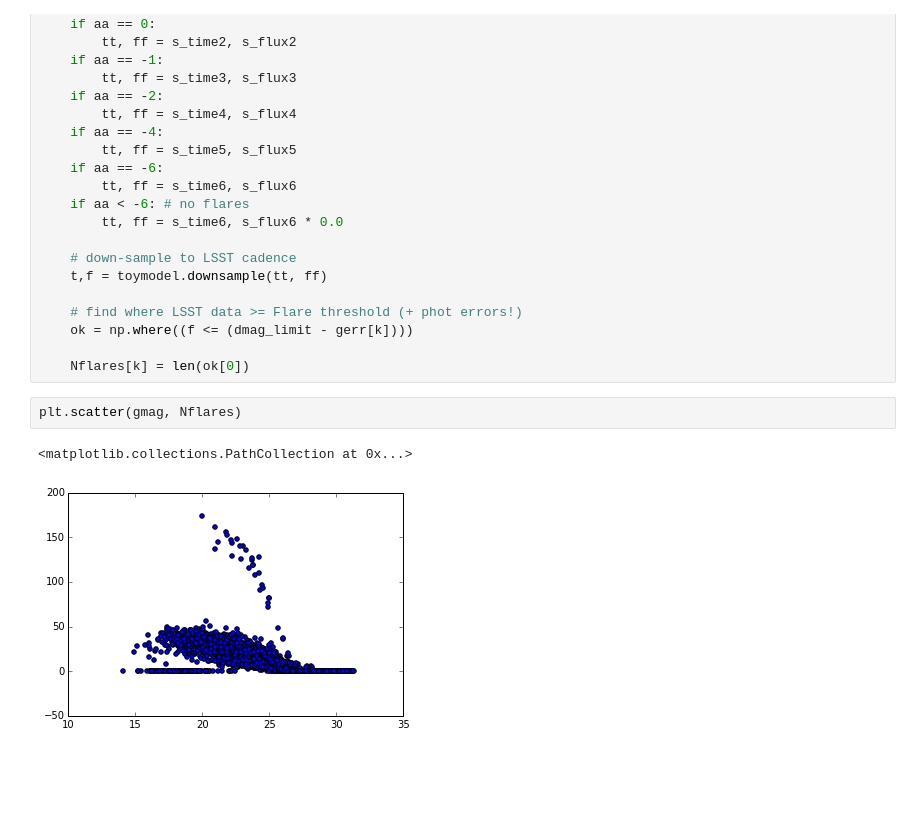
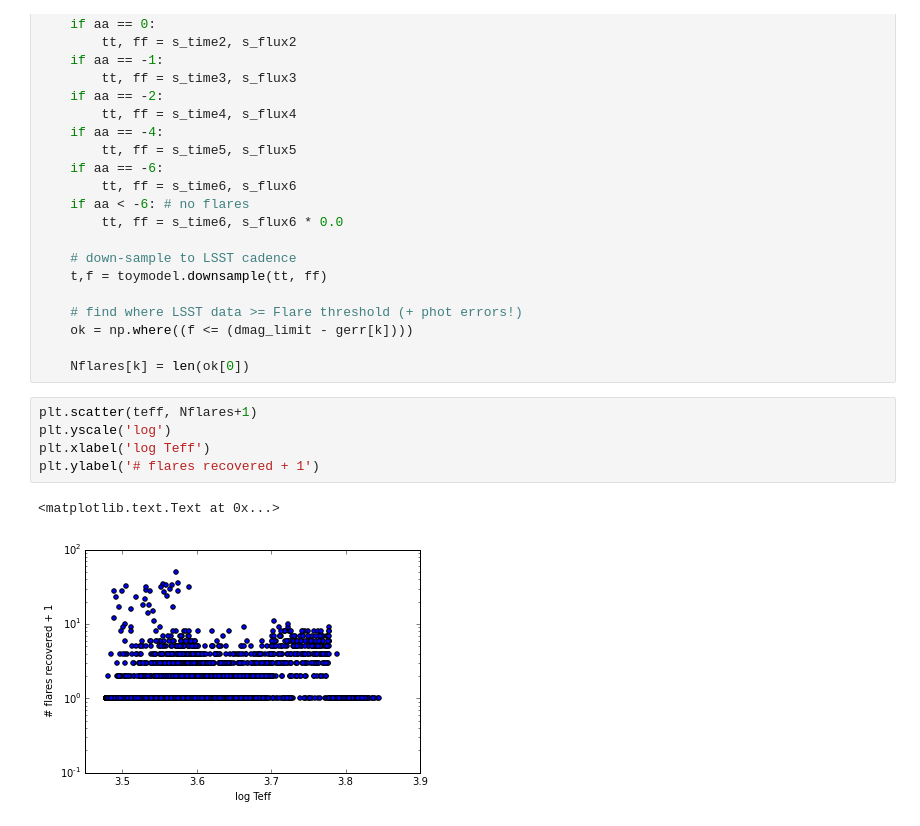
Before and after one commit to lsst-sims/MW-Flare, a Jupyter notebook: figures.ipynb, the cells around one changed output. Drawn from its saved outputs; the diff is of its cells as text; blank space fills up the shorter version.

```diff
--- a/figures.ipynb
+++ b/figures.ipynb
@@ -212,8 +214,11 @@ for k in range(Nstars):
     ok = np.where((f <= (dmag_limit - gerr[k])))
 
     Nflares[k] = len(ok[0])
-# %%
-plt.scatter(gmag, Nflares)
-# %% [output]
-<matplotlib.collections.PathCollection at 0x...>
-[figure, removed]
+# %%
+plt.scatter(teff, Nflares+1)
+plt.yscale('log')
+plt.xlabel('log Teff')
+plt.ylabel('# flares recovered + 1')
+# %% [output]
+<matplotlib.text.Text at 0x...>
+[figure, added]
```
Also changed, not shown: parts of 10 cells of this notebook.
